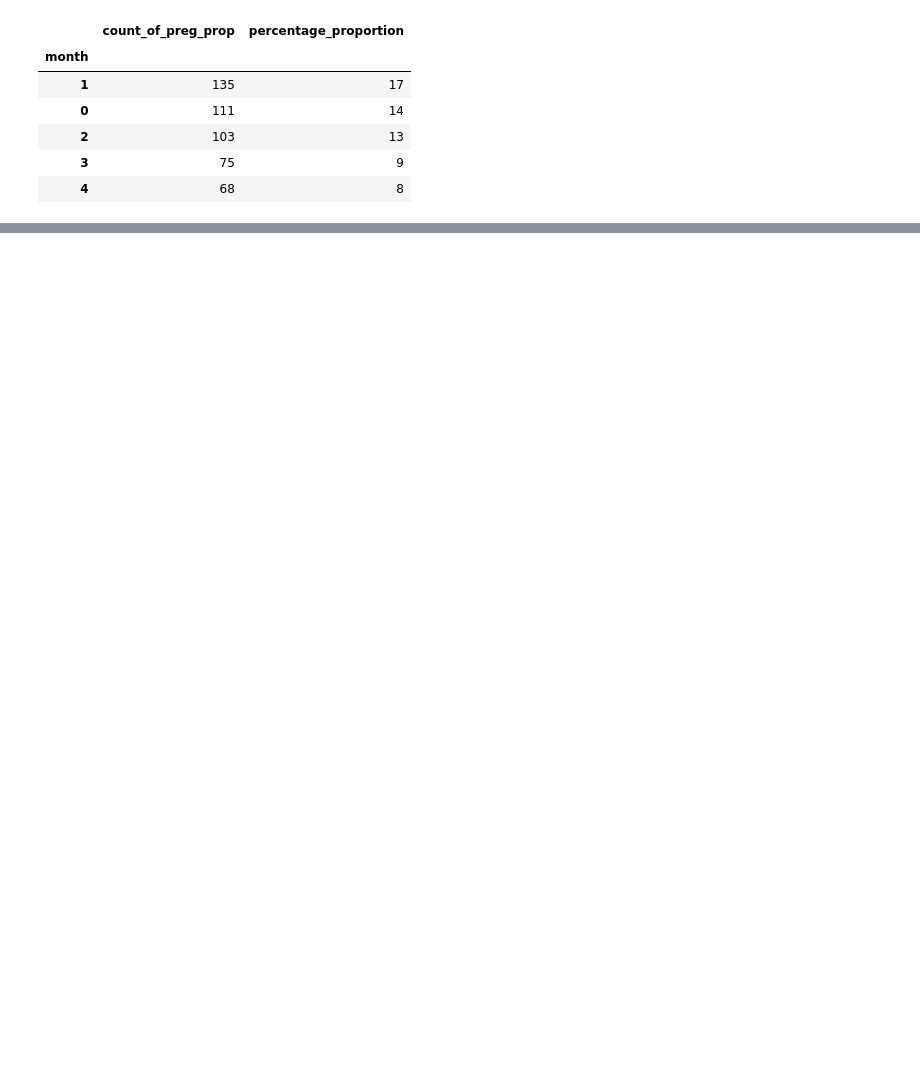
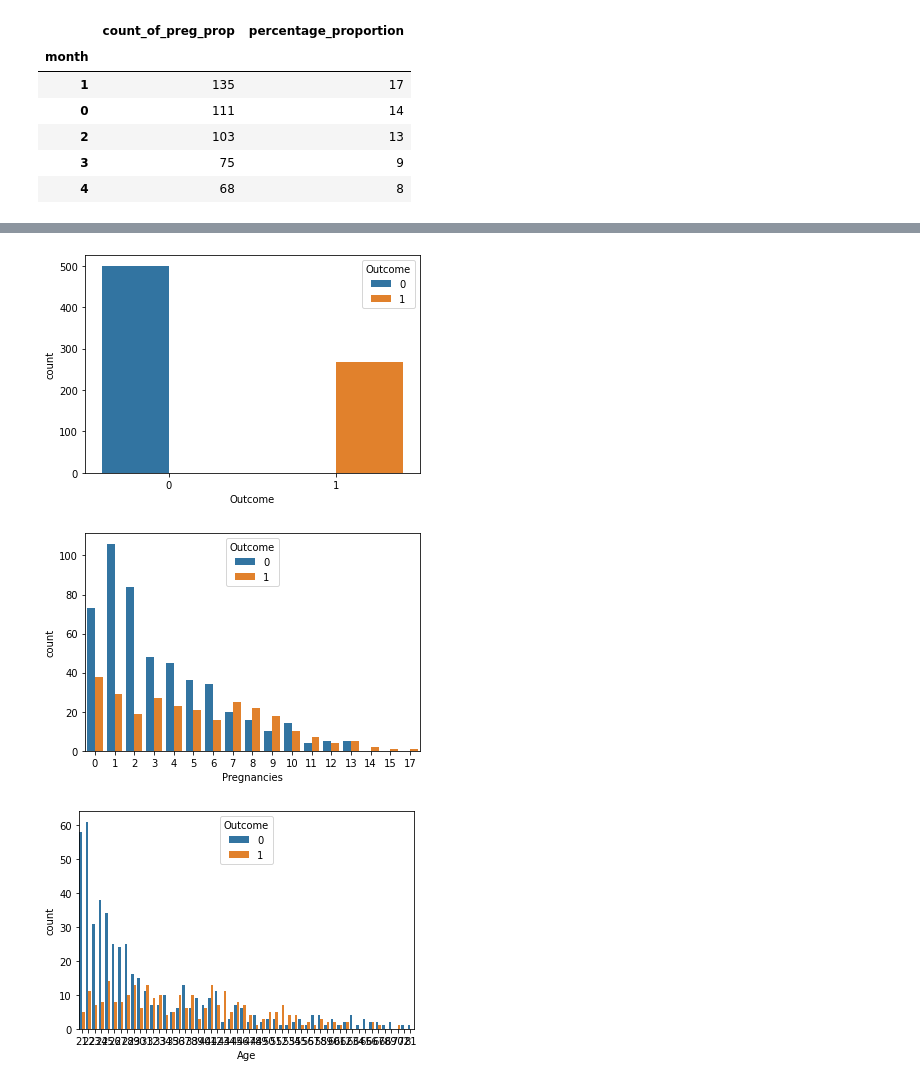
Before and after one commit to Sanjeeth-S/Curneu-Assessment, a Jupyter notebook: Problem_Statement_2.ipynb, the cells around one changed output, grey strips where cells are left out. Cells and saved outputs as stored; diff of their text form; code cells hidden in the pictures; blank space fills up the shorter version.

```diff
--- a/Problem_Statement_2.ipynb
+++ b/Problem_Statement_2.ipynb
@@ -523,0 +139,8 @@ Name: BMI, dtype: float64
+# %%
+for i, count in enumerate(data[['Outcome', 'Pregnancies', 'Age']]):
+    plt.figure(i)
+    sns.countplot(data=data, x=count, hue='Outcome')
+# %% [output]
+[figure, added]
+[figure, added]
+[figure, added]
```
Also changed, not shown: parts of 48 cells of this notebook.
